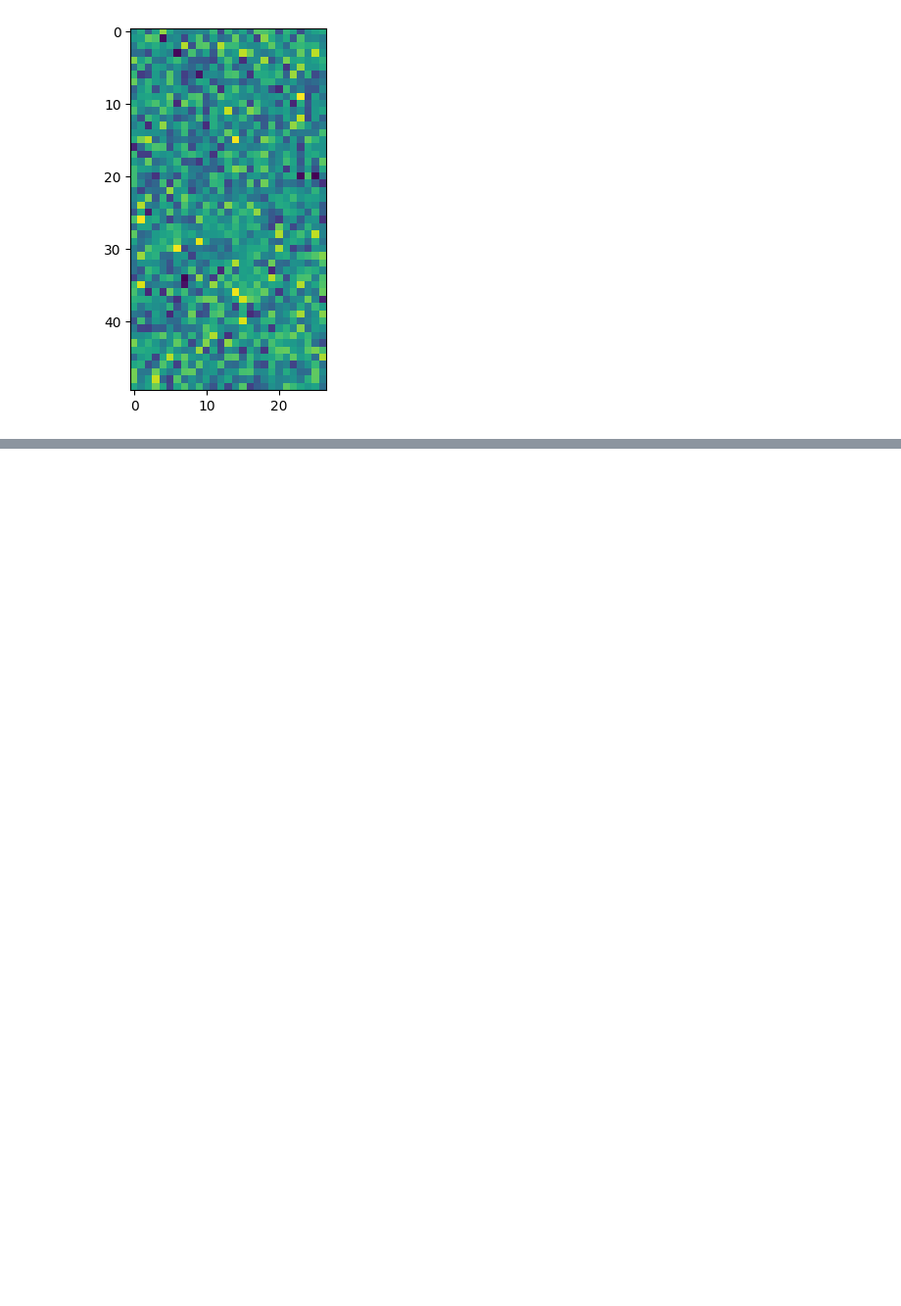
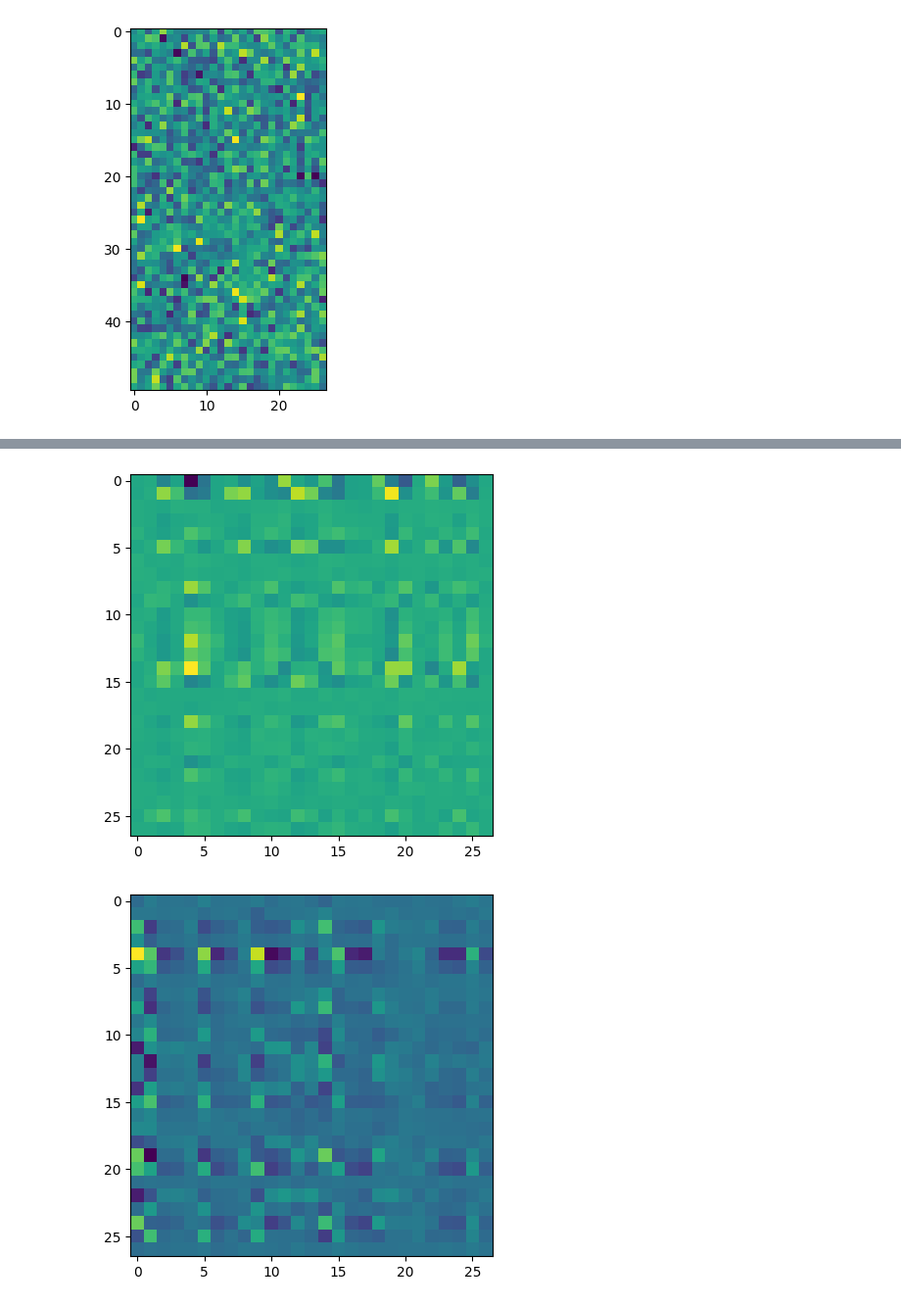
Before and after one commit to shane-kercheval/neural-networks, a Jupyter notebook: multilayer_perceptron/python.ipynb, the cells around one changed output, grey strips where cells are left out. Shown at 98% size. Drawn from its saved outputs; the diff is of its cells as text; code cells hidden in the pictures; blank space fills up the shorter version.

```diff
--- a/multilayer_perceptron/python.ipynb
+++ b/multilayer_perceptron/python.ipynb
@@ -466,0 +474,3 @@ b_2 -= learning_rate * db_2
+# %%
+words = get_names()
+print(words[:5])
@@ -466,0 +479,10 @@ b_2 -= learning_rate * db_2
+# %%
+characters = ['.', *sorted({c for w in words for c in w})]
+print(characters)
+print(len(characters))
+index = {
+    c:i
+    for i, c in enumerate(characters)
+}
+index
+print(index)
@@ -604,0 +709,8 @@ def train(X, y, hidden_dim=50, learning_rate=0.01, epochs=1000):
+# %%
+plt.imshow(W_1)
+plt.show()
+plt.imshow(W_2)
+plt.show()
+# %% [output]
+[figure, added]
+[figure, added]
```
Also changed, not shown: parts of 10 cells of this notebook.
